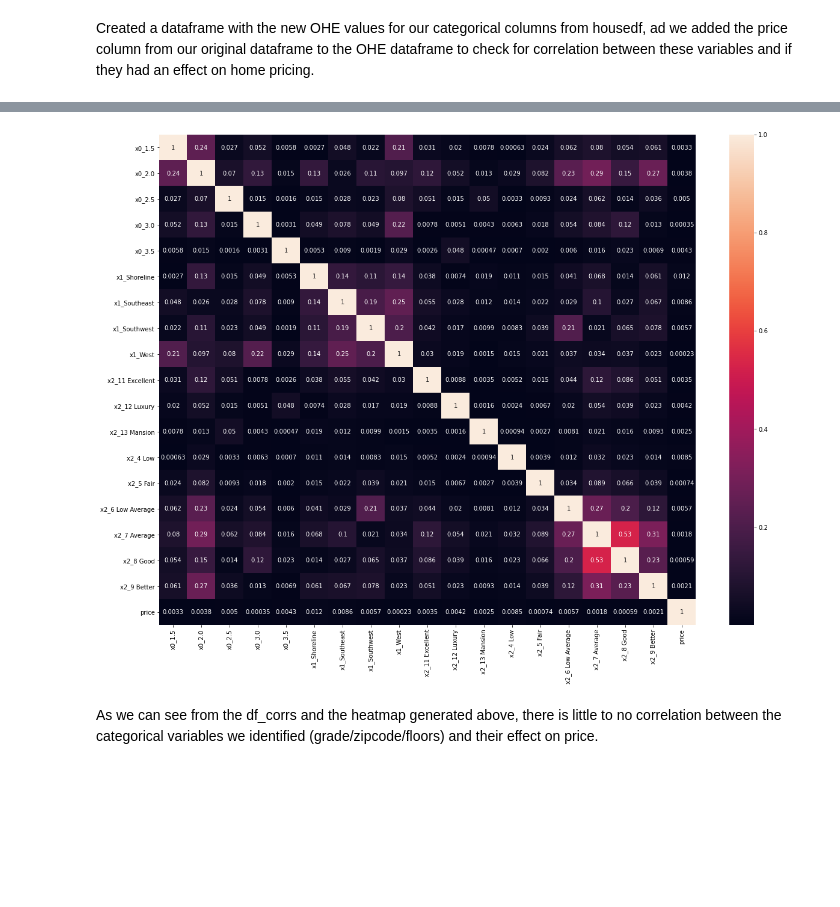
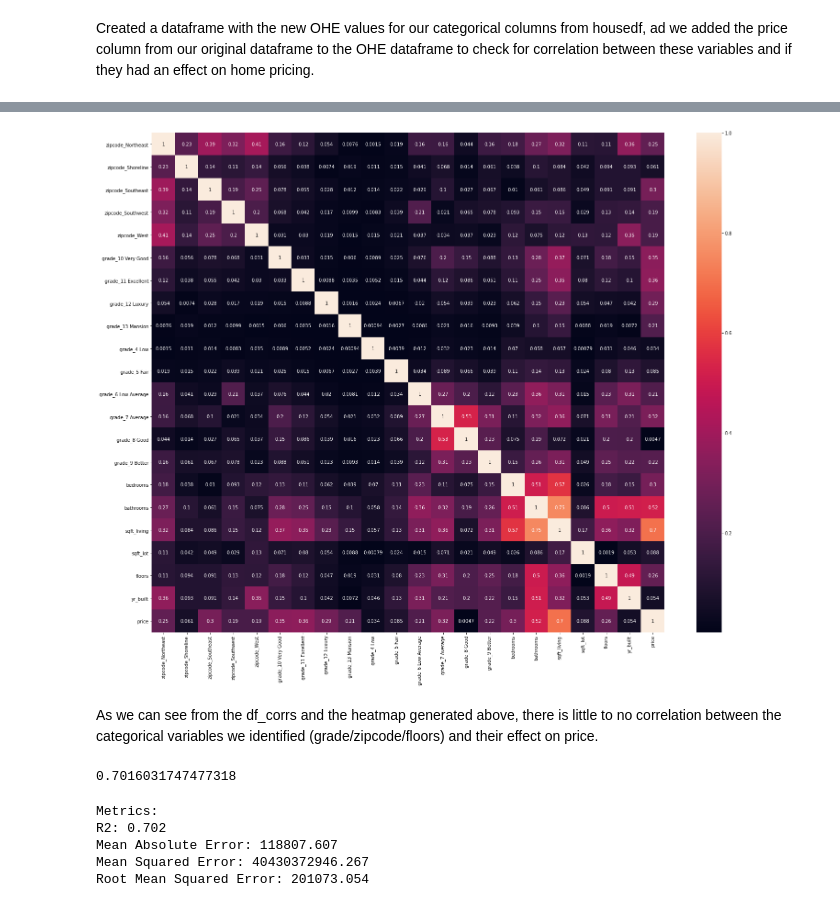
Before and after one commit to NaavSD/House-Plan-Analysis, a Jupyter notebook: Project 2 Notebook.ipynb, the cells around one changed output, grey strips where cells are left out. Cells and saved outputs as stored; diff of their text form; code cells hidden in the pictures; blank space fills up the shorter version.

Commit message:
Created new models and new functions and updated some markdown cell in Project2.ipynb

```diff
--- a/Project 2 Notebook.ipynb
+++ b/Project 2 Notebook.ipynb
@@ -648,0 +680,2 @@ pd.get_dummies(X1_train)
+# %%
+ohe_df.columns = ohe1.get_feature_names(['zipcode', 'grade'])
@@ -648,0 +686,3 @@ pd.get_dummies(X1_train)
+# %%
+X1_train_df = pd.DataFrame(X1_train_scaled)
+X1_train_df.columns = X1_train_cont.columns.tolist()
@@ -662,0 +737,4 @@ dfrev3['price'] = dfrev2['price']
+# %%
+combined_df = ohe_df.join(X1_train_df)
+# combined_df.dropna(inplace = True)
+combined_df
@@ -707,7 +776,16 @@ Name: price, dtype: float64
+# %%
+X_train_predictors = combined_df.copy()
+combined_df['price'] = y_train
 # %%
-plt.figure(figsize = (20, 15))
-sns.heatmap(dfrev3.corr().abs(), annot=True);
+plt.figure(figsize = (25, 20))
+sns.heatmap(combined_df.corr().abs(), annot=True);
 # %% [output]
-[figure, old version]
+[figure, new version]
 # %% [markdown]
 As we can see from the df_corrs and the heatmap generated above, there is little to no correlation between the categorical variables we identified (grade/zipcode/floors) and their effect on price.
+# %%
+lr = LinearRegression()
+stupidmodel = lr.fit(X_train_predictors, y_train)
+stupidmodel.score(X_train_predictors, y_train)
+# %% [output]
+0.7016031747477318
@@ -713,0 +796,8 @@ As we can see from the df_corrs and the heatmap generated above, there is little
+# %%
+sk_metrics(y_train, y_pred_model)
+# %% [output]
+Metrics:
+R2: 0.702
+Mean Absolute Error: 118807.607
+Mean Squared Error: 40430372946.267
+Root Mean Squared Error: 201073.054
```
Also changed, not shown: parts of 31 cells of this notebook.
